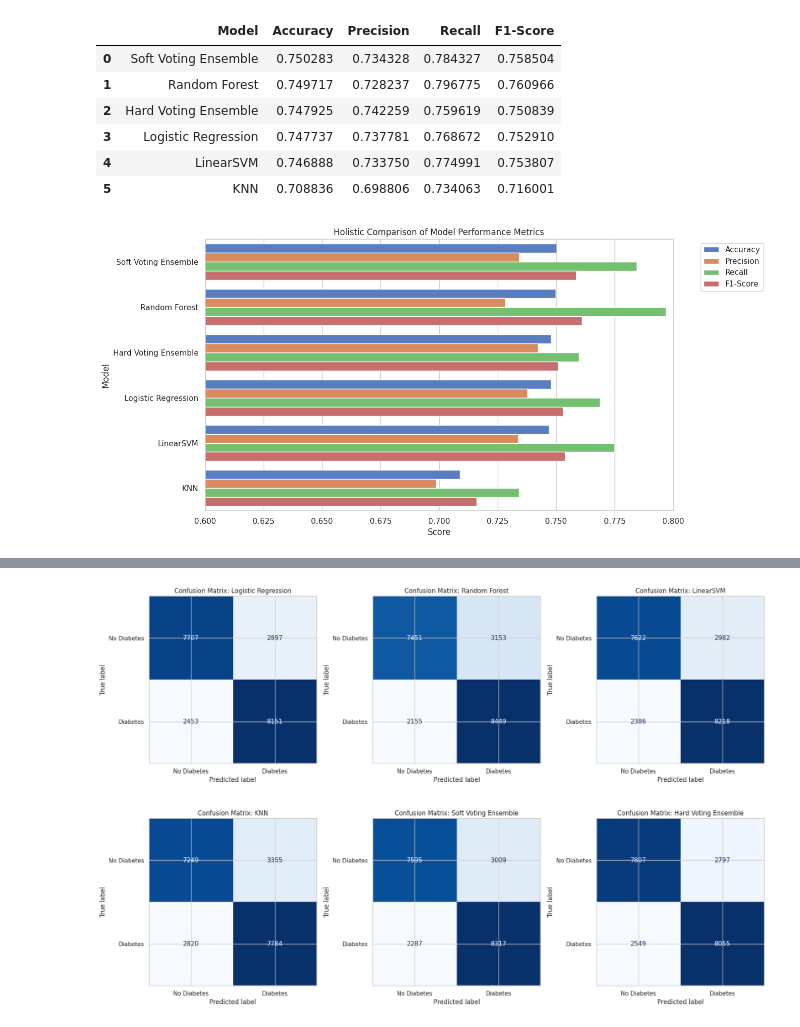
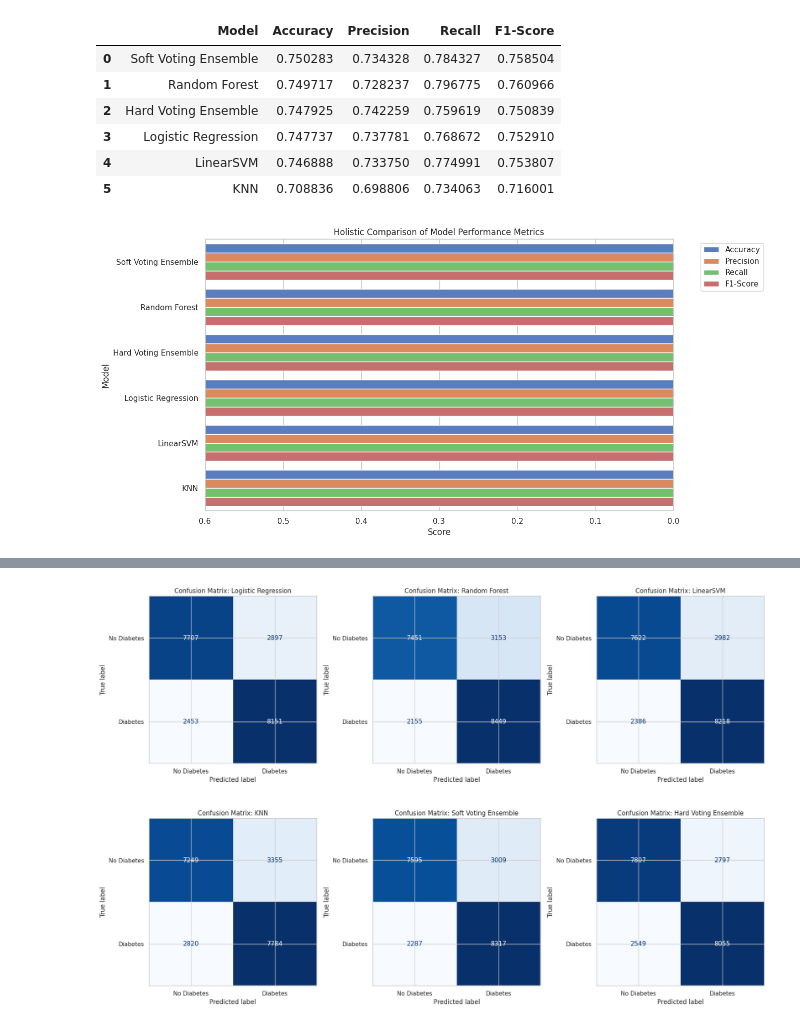
Before and after one commit to Eyob-Assefa/ml_diabetes-risk-app, a Jupyter notebook: diabetes_ml_model.ipynb, the cells around one changed output, grey strips where cells are left out. Saved outputs shown, nothing was run; the diff lists cells and outputs as text; code cells hidden in the pictures.

```diff
--- a/diabetes_ml_model.ipynb
+++ b/diabetes_ml_model.ipynb
@@ -310,7 +327,7 @@ search_configs = [
 
 print("Starting Hyperparameter Tuning...")
 
-for name, model, params in search_configs, desc="Tuning Models":
+for name, model, params in search_configs:
     # We use cv=3 for speed during tuning
     # We optimize for F1-score to ensure balance between Precision and Recall
     rs = RandomizedSearchCV(model, params, n_iter=2, cv=3, scoring='f1', random_state=42)
@@ -332,6 +349,7 @@ All models have been tuned and are ready for evaluation.
 # %%
 from sklearn.ensemble import VotingClassifier
 from sklearn.calibration import CalibratedClassifierCV
+from sklearn.model_selection import cross_val_score
 import time
 
 # ENSEMBLE BUILDING
@@ -369,26 +387,23 @@ voting_clf_soft = VotingClassifier(
     weights=[3, 3, 2, 1]
 )
 voting_clf_soft.fit(X_train_scaled, y_train)
+tuned_models['Soft Voting Ensemble'] = voting_clf_soft
 end = time.time()
 train_times['Soft Voting Ensemble'] = end - start
-tuned_models['Soft Voting Ensemble'] = voting_clf_soft
 
 # ----CROSS-VALIDATION SUMMARY-----
-# We display the internal CV scores from the tuning process (for tuned models)
-# and calculate CV scores for the ensembles
-print("After Tunning: Cross-Validation Performance")
-print("-" * 55)
-print(f"{'Model Name':25} | {'CV Accuracy':15}")
-print("-" * 55)
+print("After Tuning: Cross-Validation Performance")
+print("-" * 70)
+print(f"{'Model Name':25} | {'CV Accuracy':15} | {'CV F-Score':15}")
+print("-" * 70)
 
-# For individual models, we retrieve the score we got during RandomizedSearch
 for name, model in tuned_models.items():
-    # If it's an ensemble, we calculate CV score now
-    if "Ensemble" in name:
-        score = cross_val_score(model, X_train_scaled, y_train, cv=3).mean()
-    else:
-        # This reflects the performance during the tuning phase
-        score = cross_val_score(model, X_train_scaled, y_train, cv=3).mean()
+    # Calculate Mean Accuracy
+    acc_score = cross_val_score(model, X_train_scaled, y_train, cv=3, scoring='accuracy').mean()
 
-    print(f"{name:25} | {score:.4f}")
+    # Calculate Mean F1-Score
+    f1_val = cross_val_score(model, X_train_scaled, y_train, cv=3, scoring='f1').mean()
+
+    # Print both metrics
+    print(f"{name:25} | {acc_score:.4f}          | {f1_val:.4f}")
 # %% [output]
@@ -457,15 +471,15 @@ Final Model Performance Comparison:
 # %%
 # Melt the dataframe to make it easier to plot with Seaborn
 plot_df = results_df.melt(id_vars='Model', var_name='Metric', value_name='Score')
 
 plt.figure(figsize=(12, 7))
 sns.barplot(x='Score', y='Model', hue='Metric', data=plot_df, palette='muted')
 plt.title('Holistic Comparison of Model Performance Metrics')
-plt.xlim(0.6, 0.8) # Zooming in to see the differences clearly
+plt.xlim(0.6, 0.) # Zooming in to see the differences clearly
 plt.legend(bbox_to_anchor=(1.05, 1), loc='upper left')
 plt.show()
 # %% [output]
-[figure, old version]
+[figure, new version]
 # %%
 # using the 'train_times' from Section 5 we can compare computational efficiency
 time_df = pd.DataFrame(list(train_times.items()), columns=['Model', 'Training Time (s)'])
```
Also changed, not shown: parts of 20 cells of this notebook.
